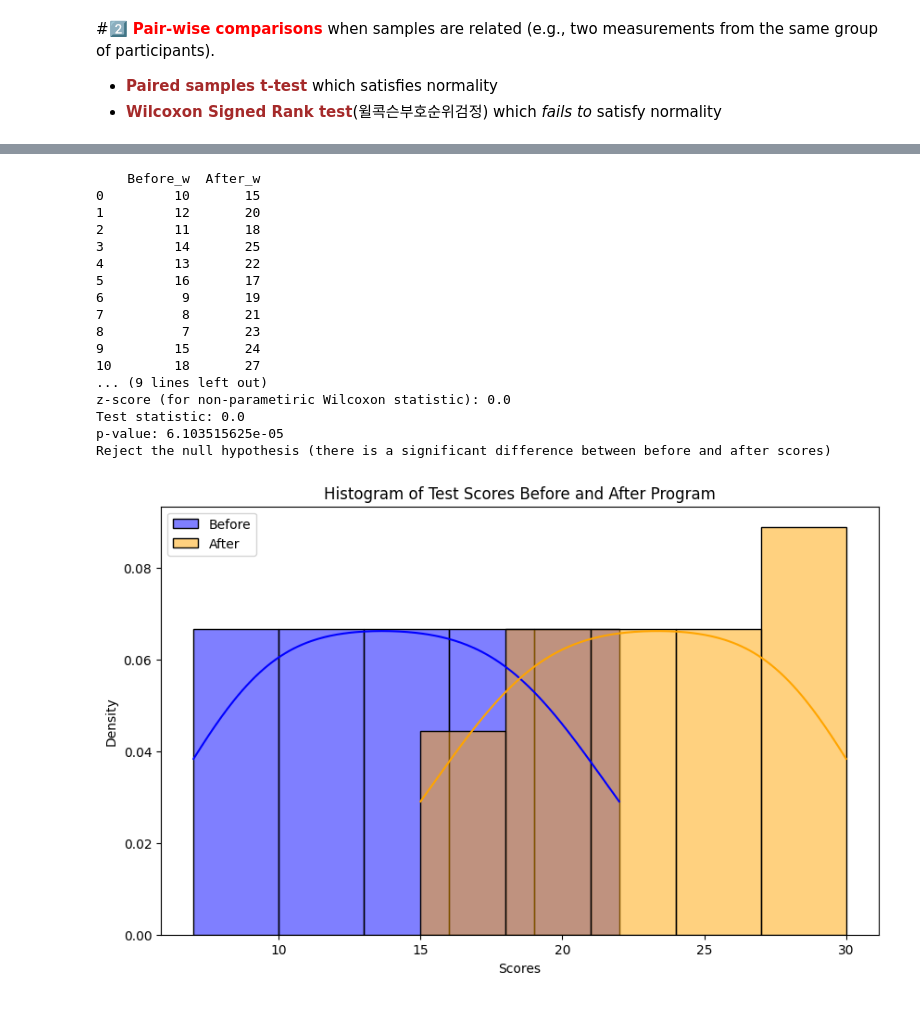
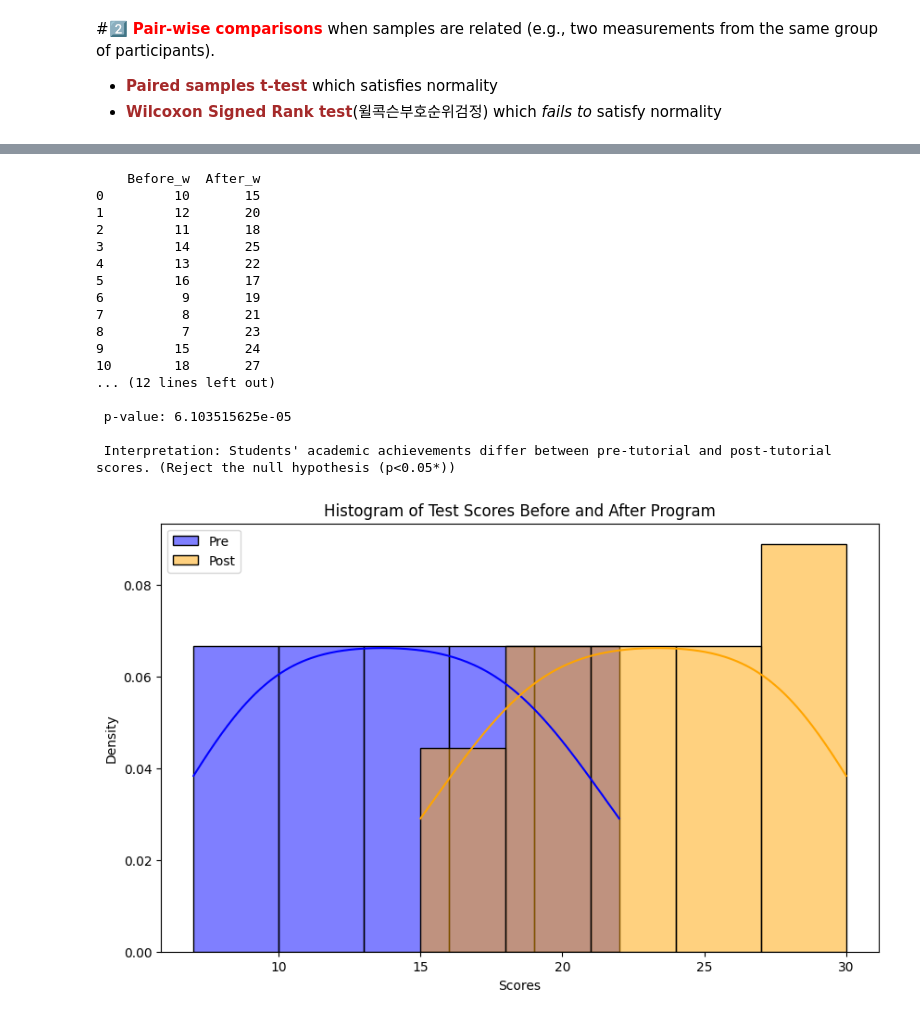
Before and after one commit to sieun1113/Pandas_Stats_Data_Analysis_2025, a Jupyter notebook: 12_Unpaired_Paired_2Sample_Tests.ipynb, the cells around one changed output, grey strips where cells are left out. Saved outputs shown, nothing was run; the diff lists cells and outputs as text; code cells hidden in the pictures.

```diff
--- a/12_Unpaired_Paired_2Sample_Tests.ipynb
+++ b/12_Unpaired_Paired_2Sample_Tests.ipynb
@@ -217,6 +221,10 @@ Interpretation: Students' achievements before and after the online tutorial are
 [figure]
 # %%
 import numpy as np
+import pandas as pd
+from scipy.stats import ttest_rel, wilcoxon #Paired comparisons of one group with related samples (cf., Independent samples from different groups)
+import matplotlib.pyplot as plt
+import seaborn as sns
 
 group3 = np.array([10, 12, 11, 14, 13, 16, 9, 8, 7, 15, 18, 19, 17, 20, 22])
 group4 = np.array([15, 20, 18, 25, 22, 17, 19, 21, 23, 24, 27, 30, 29, 28, 26])
@@ -236,48 +244,48 @@ w_statistic, p_value_wilcoxon = wilcoxon(data['Before_w'], data['After_w'])
 # Calculate z-score (Wilcoxon signed-rank test already includes z-score in output)
 z_score_wilcoxon = w_statistic  # The w_statistic is effectively the z-score for Wilcoxon test
 
 # Print the results of the Wilcoxon signed-rank test using f-strings
-print("\nWilcoxon signed-rank test results:")
-print('\n'f"z-score (for non-parametiric Wilcoxon statistic): {w_statistic}")
-print(f"Test statistic: {w_statistic}")
-print(f"p-value: {p_value_wilcoxon}")
+print("\n", "Wilcoxon signed-rank test results:")
+print("\n", f"z-score (for non-parametiric Wilcoxon statistic): {w_statistic}")
+print("\n", f"Test statistic: {w_statistic}")
+print("\n", f"p-value: {p_value_wilcoxon}")
 
-
-
-# Print the results
-
+# CTT(Critical test threshold)
+alpha = 0.05
 
 # Interpret the results of the Wilcoxon signed-rank test
 if p_value_wilcoxon < alpha:
-    print("Reject the null hypothesis (there is a significant difference between before and after scores)")
+    print("\n", "Interpretation: Students' academic achievements differ between pre-tutorial and post-tutorial scores. (Reject the null hypothesis (p<0.05*))")
 else:
-    print("Fail to reject the null hypothesis (there is no significant difference between before and after scores)")
+    print("\n", "Students' academic achievements are similar between pre-tutorial and post-tutorial scores. (Fail to reject the null hypothesis (p>0.05*))")
+
+print("\n")
 
 # Plot the before and after scores
 plt.figure(figsize=(10, 6))
-sns.histplot(data['Before_w'], kde=True, color='blue', label='Before', stat='density')
-sns.histplot(data['After_w'], kde=True, color='orange', label='After', stat='density')
+sns.histplot(data['Before_w'], kde=True, color='blue', label='Pre', stat='density')
+sns.histplot(data['After_w'], kde=True, color='orange', label='Post', stat='density')
 plt.xlabel('Scores')
 plt.ylabel('Density')
 plt.title('Histogram of Test Scores Before and After Program')
 plt.legend()
 plt.show()
 # %% [output]
     Before_w  After_w
 0         10       15
 1         12       20
 2         11       18
 3         14       25
 4         13       22
 5         16       17
 6          9       19
 7          8       21
 8          7       23
 9         15       24
 10        18       27
-... (9 lines left out)
-z-score (for non-parametiric Wilcoxon statistic): 0.0
-Test statistic: 0.0
-p-value: 6.103515625e-05
-Reject the null hypothesis (there is a significant difference between before and after scores)
+... (12 lines left out)
+
+ p-value: 6.103515625e-05
+
+ Interpretation: Students' academic achievements differ between pre-tutorial and post-tutorial scores. (Reject the null hypothesis (p<0.05*))
-[figure, old version]
+[figure, new version]
```
Also changed, not shown: parts of 4 cells of this notebook.
